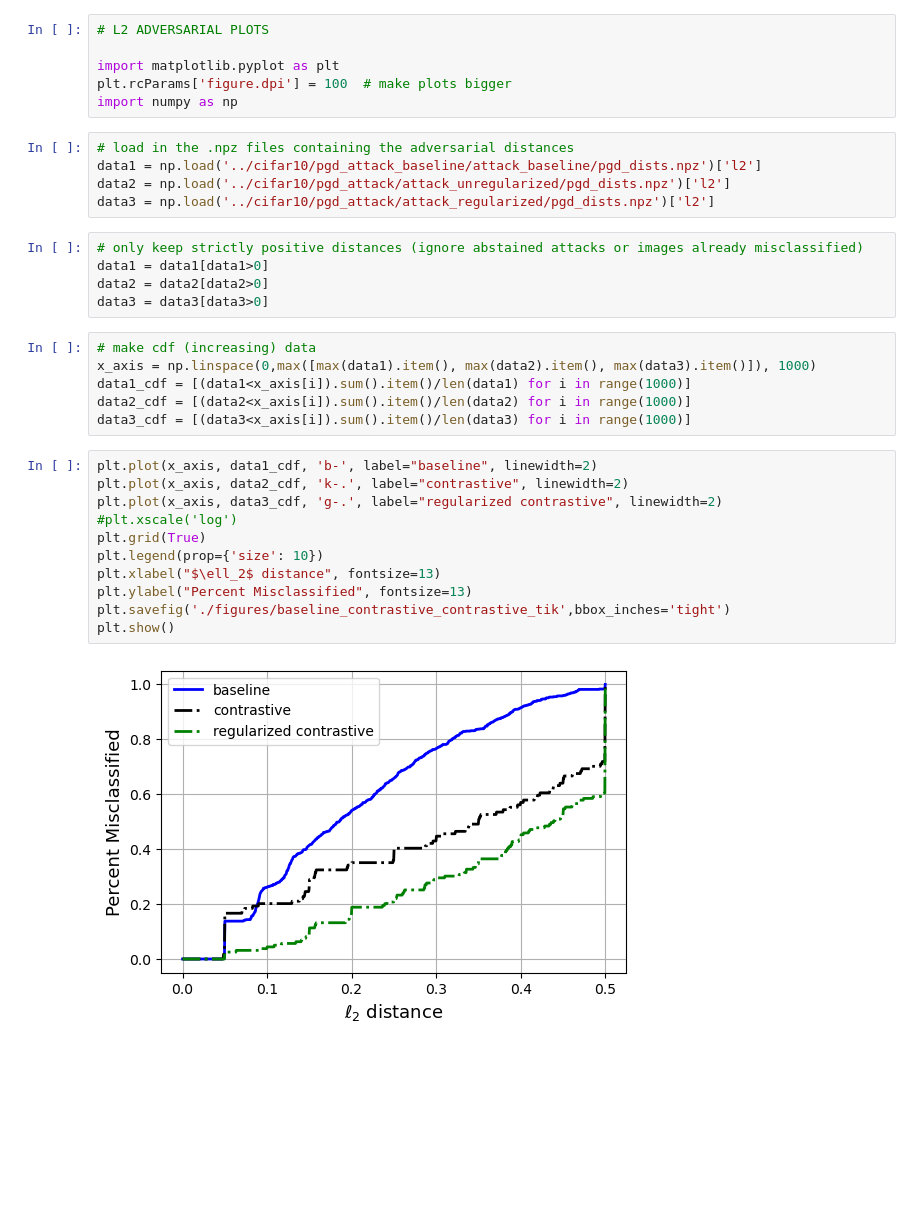
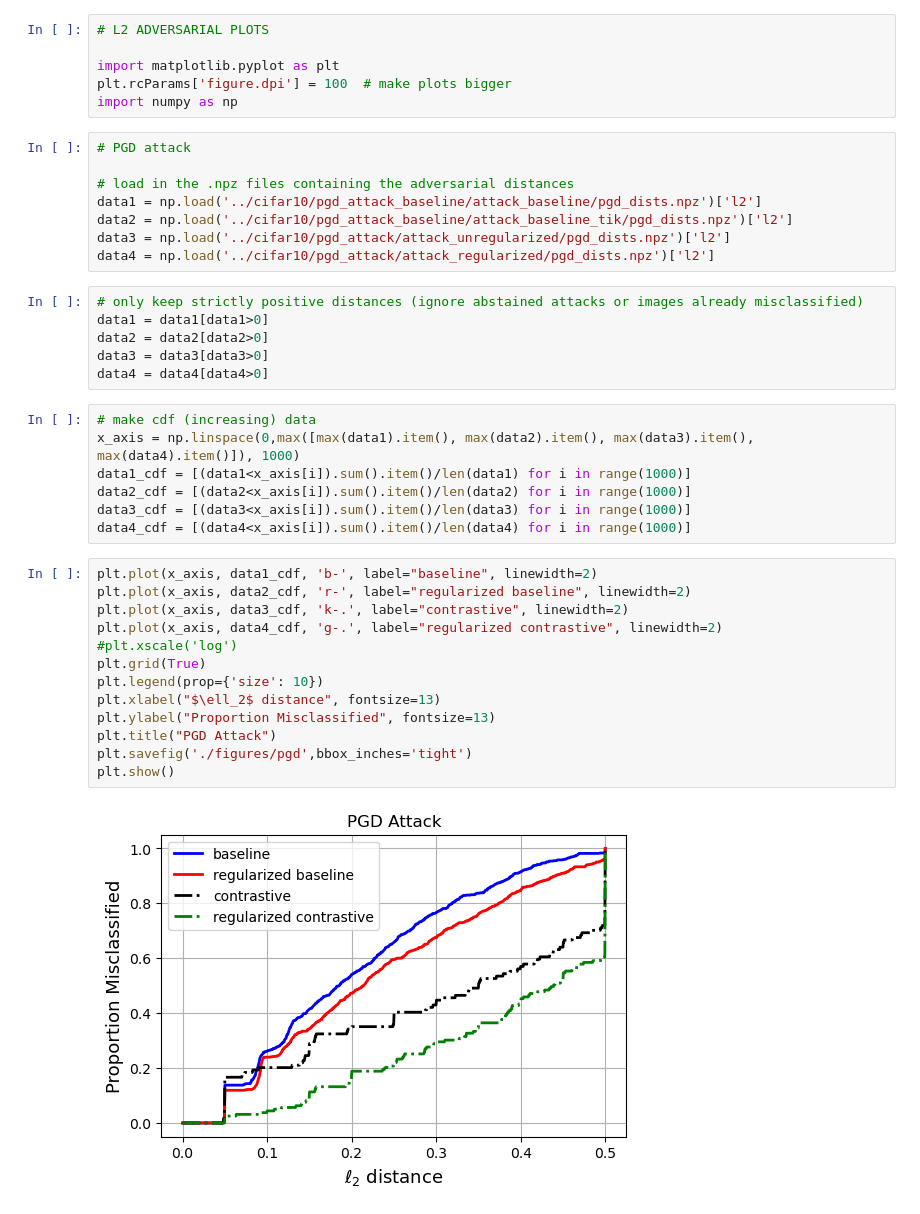
Before and after one commit to CristianManta/contrastive-learning, a Jupyter notebook: notebooks/adv_plots.ipynb, the cells around one changed output. Drawn from its saved outputs; the diff is of its cells as text; blank space fills up the shorter version.

Commit message:
Added second plot and updated the first.

```diff
--- a/notebooks/adv_plots.ipynb
+++ b/notebooks/adv_plots.ipynb
@@ -5,31 +5,38 @@ import matplotlib.pyplot as plt
 plt.rcParams['figure.dpi'] = 100  # make plots bigger
 import numpy as np
 # %%
+# PGD attack
+
 # load in the .npz files containing the adversarial distances
 data1 = np.load('../cifar10/pgd_attack_baseline/attack_baseline/pgd_dists.npz')['l2']
-data2 = np.load('../cifar10/pgd_attack/attack_unregularized/pgd_dists.npz')['l2']
-data3 = np.load('../cifar10/pgd_attack/attack_regularized/pgd_dists.npz')['l2']
+data2 = np.load('../cifar10/pgd_attack_baseline/attack_baseline_tik/pgd_dists.npz')['l2']
+data3 = np.load('../cifar10/pgd_attack/attack_unregularized/pgd_dists.npz')['l2']
+data4 = np.load('../cifar10/pgd_attack/attack_regularized/pgd_dists.npz')['l2']
 # %%
 # only keep strictly positive distances (ignore abstained attacks or images already misclassified)
 data1 = data1[data1>0]
 data2 = data2[data2>0]
 data3 = data3[data3>0]
+data4 = data4[data4>0]
 # %%
 # make cdf (increasing) data
-x_axis = np.linspace(0,max([max(data1).item(), max(data2).item(), max(data3).item()]), 1000)
+x_axis = np.linspace(0,max([max(data1).item(), max(data2).item(), max(data3).item(), max(data4).item()]), 1000)
 data1_cdf = [(data1<x_axis[i]).sum().item()/len(data1) for i in range(1000)]
 data2_cdf = [(data2<x_axis[i]).sum().item()/len(data2) for i in range(1000)]
 data3_cdf = [(data3<x_axis[i]).sum().item()/len(data3) for i in range(1000)]
+data4_cdf = [(data4<x_axis[i]).sum().item()/len(data4) for i in range(1000)]
 # %%
 plt.plot(x_axis, data1_cdf, 'b-', label="baseline", linewidth=2)
-plt.plot(x_axis, data2_cdf, 'k-.', label="contrastive", linewidth=2)
-plt.plot(x_axis, data3_cdf, 'g-.', label="regularized contrastive", linewidth=2)
+plt.plot(x_axis, data2_cdf, 'r-', label="regularized baseline", linewidth=2)
+plt.plot(x_axis, data3_cdf, 'k-.', label="contrastive", linewidth=2)
+plt.plot(x_axis, data4_cdf, 'g-.', label="regularized contrastive", linewidth=2)
 #plt.xscale('log')
 plt.grid(True)
 plt.legend(prop={'size': 10})
 plt.xlabel("$\ell_2$ distance", fontsize=13)
-plt.ylabel("Percent Misclassified", fontsize=13)
-plt.savefig('./figures/baseline_contrastive_contrastive_tik',bbox_inches='tight')
+plt.ylabel("Proportion Misclassified", fontsize=13)
+plt.title("PGD Attack")
+plt.savefig('./figures/pgd',bbox_inches='tight')
 plt.show()
 # %% [output]
-[figure, old version]
+[figure, new version]
```
Also changed, not shown: parts of 4 cells of this notebook, 4 other files.
